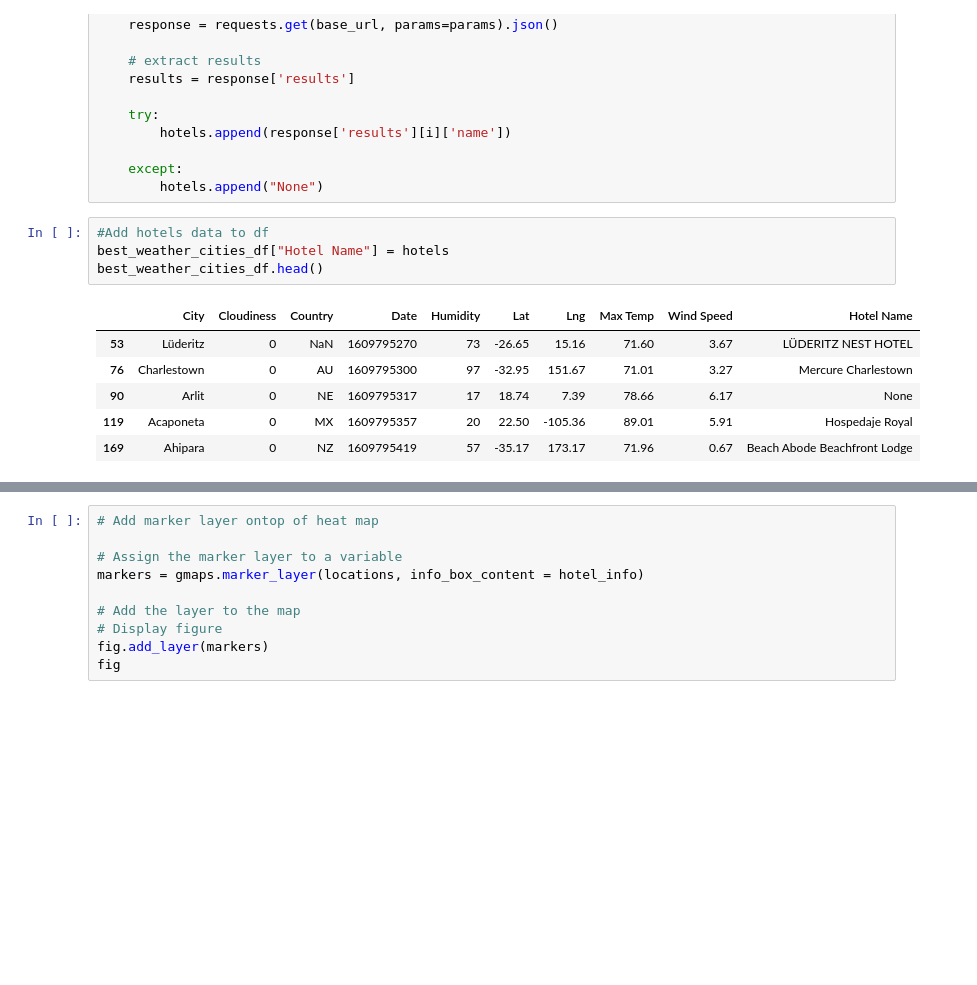
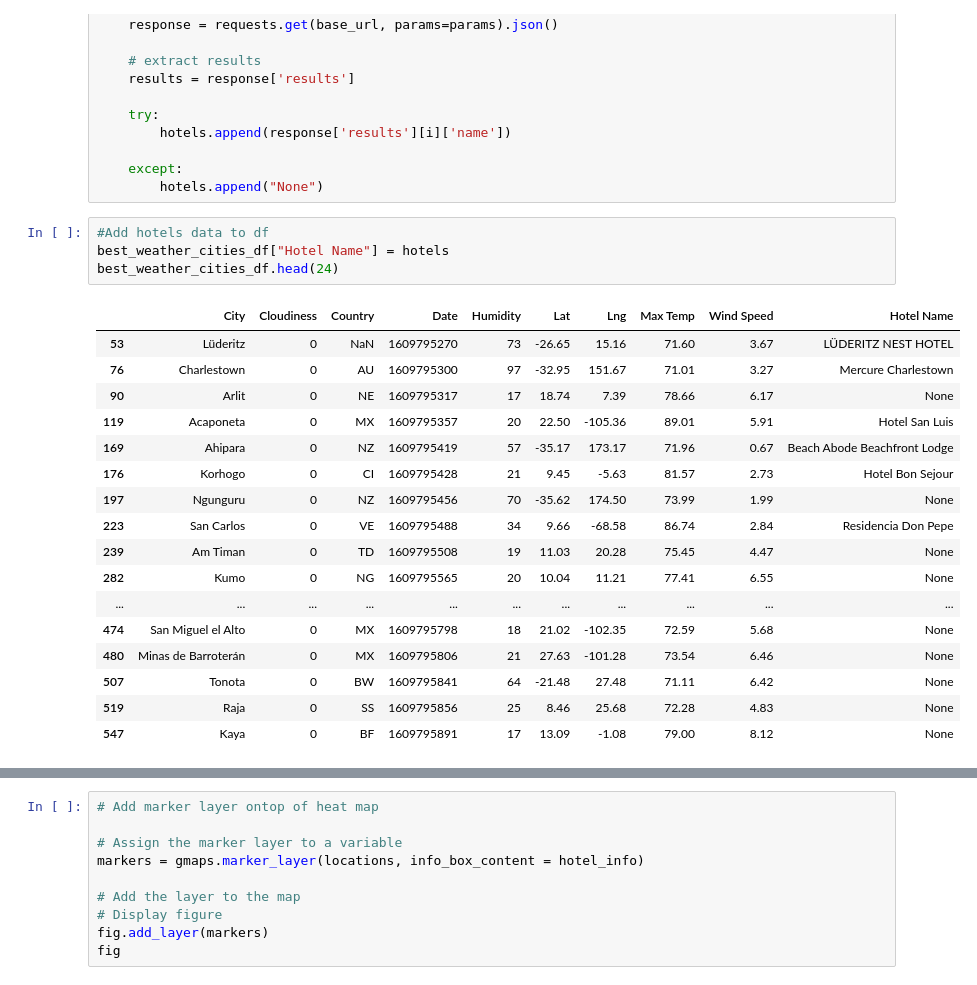
Before and after one commit to shadeetabasi/python-api-challenge, a Jupyter notebook: VacationPy/VacationPy.ipynb, the cells around one changed output, grey strips where cells are left out. Cells and saved outputs as stored; diff of their text form; blank space fills up the shorter version.

```diff
--- a/VacationPy/VacationPy.ipynb
+++ b/VacationPy/VacationPy.ipynb
@@ -148,11 +148,22 @@ for i in range(len(best_weather_cities_df)):
 # %%
 #Add hotels data to df
 best_weather_cities_df["Hotel Name"] = hotels
-best_weather_cities_df.head()
+best_weather_cities_df.head(24)
 # %% [output]
 |  | City | Cloudiness | Country | Date | Humidity | Lat | Lng | Max Temp | Wind Speed | Hotel Name |
 | 53 | Lüderitz | 0 | NaN | 1609795270 | 73 | -26.65 | 15.16 | 71.60 | 3.67 | LÜDERITZ NEST HOTEL |
 | 76 | Charlestown | 0 | AU | 1609795300 | 97 | -32.95 | 151.67 | 71.01 | 3.27 | Mercure Charlestown |
 | 90 | Arlit | 0 | NE | 1609795317 | 17 | 18.74 | 7.39 | 78.66 | 6.17 | None |
-| 119 | Acaponeta | 0 | MX | 1609795357 | 20 | 22.50 | -105.36 | 89.01 | 5.91 | Hospedaje Royal |
+| 119 | Acaponeta | 0 | MX | 1609795357 | 20 | 22.50 | -105.36 | 89.01 | 5.91 | Hotel San Luis |
 | 169 | Ahipara | 0 | NZ | 1609795419 | 57 | -35.17 | 173.17 | 71.96 | 0.67 | Beach Abode Beachfront Lodge |
+| 176 | Korhogo | 0 | CI | 1609795428 | 21 | 9.45 | -5.63 | 81.57 | 2.73 | Hotel Bon Sejour |
+| 197 | Ngunguru | 0 | NZ | 1609795456 | 70 | -35.62 | 174.50 | 73.99 | 1.99 | None |
+| 223 | San Carlos | 0 | VE | 1609795488 | 34 | 9.66 | -68.58 | 86.74 | 2.84 | Residencia Don Pepe |
+| 239 | Am Timan | 0 | TD | 1609795508 | 19 | 11.03 | 20.28 | 75.45 | 4.47 | None |
+| 282 | Kumo | 0 | NG | 1609795565 | 20 | 10.04 | 11.21 | 77.41 | 6.55 | None |
+| ... | ... | ... | ... | ... | ... | ... | ... | ... | ... | ... |
+| 474 | San Miguel el Alto | 0 | MX | 1609795798 | 18 | 21.02 | -102.35 | 72.59 | 5.68 | None |
+| 480 | Minas de Barroterán | 0 | MX | 1609795806 | 21 | 27.63 | -101.28 | 73.54 | 6.46 | None |
+| 507 | Tonota | 0 | BW | 1609795841 | 64 | -21.48 | 27.48 | 71.11 | 6.42 | None |
+| 519 | Raja | 0 | SS | 1609795856 | 25 | 8.46 | 25.68 | 72.28 | 4.83 | None |
+| 547 | Kaya | 0 | BF | 1609795891 | 17 | 13.09 | -1.08 | 79.00 | 8.12 | None |
```
Also changed, not shown: parts of 2 cells of this notebook, 2 other files.
